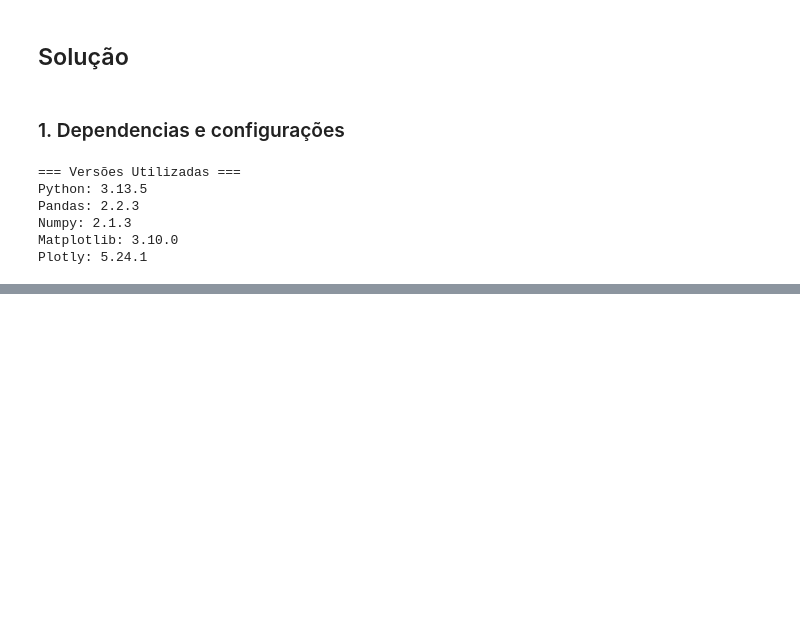
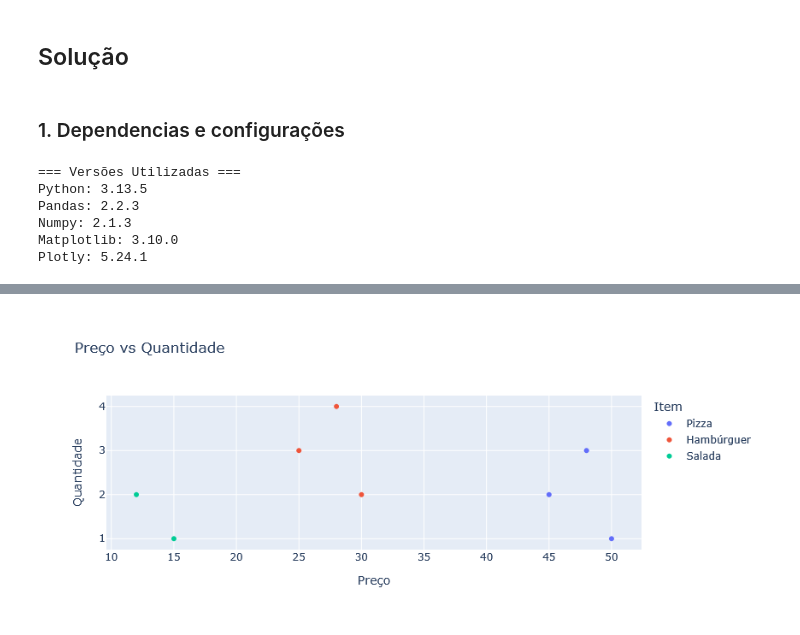
Before and after one commit to esscova/data-trivium, a Jupyter notebook: exercicios/006.ipynb, the cells around one changed output, grey strips where cells are left out. Saved outputs shown, nothing was run; the diff lists cells and outputs as text; code cells hidden in the pictures; blank space fills up the shorter version.

```diff
--- a/exercicios/006.ipynb
+++ b/exercicios/006.ipynb
@@ -92,0 +95,16 @@ Plotly: 5.24.1
+# %%
+try:
+    df = pd.DataFrame(
+        {
+            'Pedido_ID': [101, 102, 103, 104, 105, 106, 107, 108],
+            'Item': ['Pizza', 'Hambúrguer', 'Salada', 'Pizza', 'Hambúrguer', 'Salada', 'Pizza', 'Hambúrguer'],
+            'Categoria': ['Prato Principal', 'Prato Principal', 'Entrada', 'Prato Principal', 'Prato Principal', 'Entrada', 'Prato Principal', 'Prato Principal'],
+            'Preço': [45.0, 25.0, 15.0, 50.0, 28.0, 12.0, 48.0, 30.0],
+            'Quantidade': [2, 3, 1, 1, 4, 2, 3, 2],
+            'Data_Pedido': ['2023-06-01', '2023-06-01', '2023-06-02', '2023-06-02', '2023-06-03', '2023-06-03', '2023-06-04', '2023-06-04'],
+            'Turno': ['Jantar', 'Almoço', 'Jantar', 'Almoço', 'Jantar', 'Almoço', 'Jantar', 'Almoço']
+        }
+    )
+    print("\n ===Dados Carregados ===")
+except Exception as e:
+        raise ValueError(f"Erro ao carregar dados:\n{e}")
@@ -92,0 +150,12 @@ Plotly: 5.24.1
+# %%
+# **Visualização**: Crie um gráfico de dispersão com Plotly mostrando `Preço` (eixo x) versus `Quantidade` (eixo y), com pontos coloridos por `Item`.
+fig = px.scatter(
+    df,
+    x='Preço',
+    y='Quantidade',
+    color='Item',
+    title='Preço vs Quantidade',
+)
+fig.show()
+# %% [output]
+[figure, added]
```
Also changed, not shown: parts of 8 cells of this notebook.
